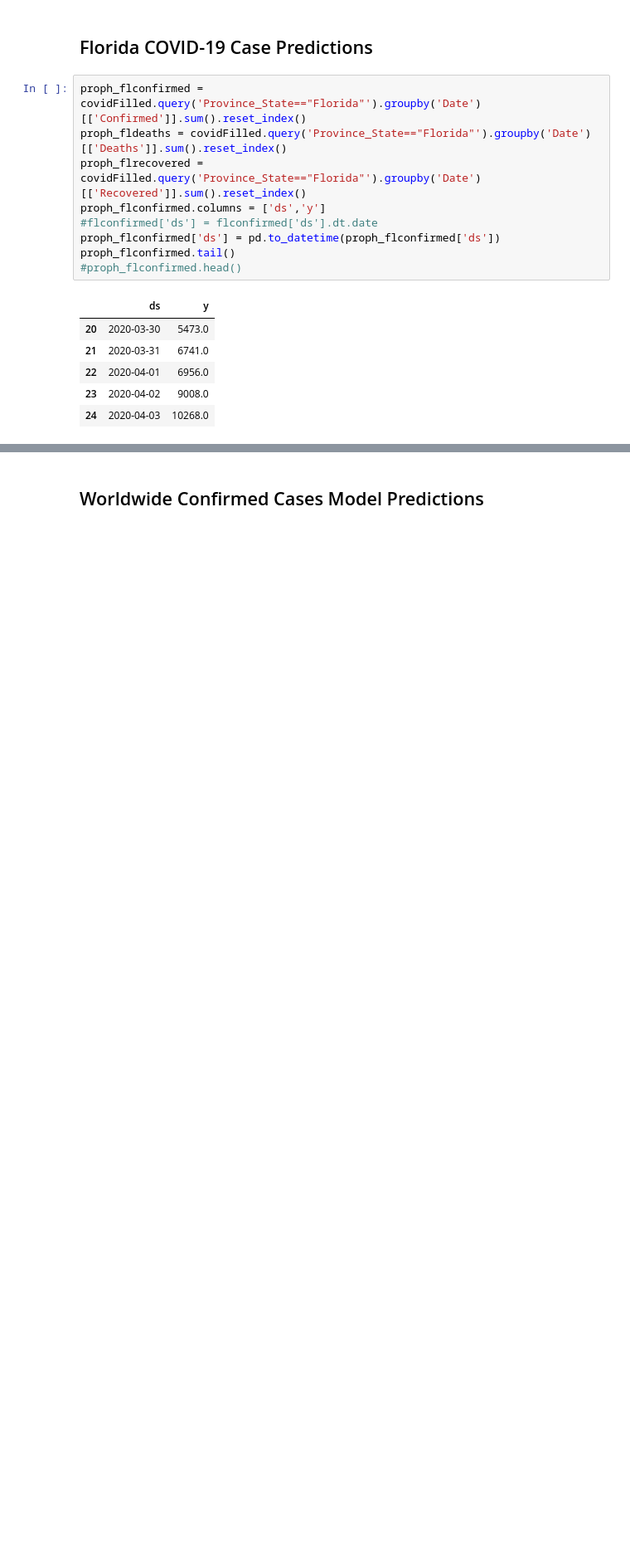
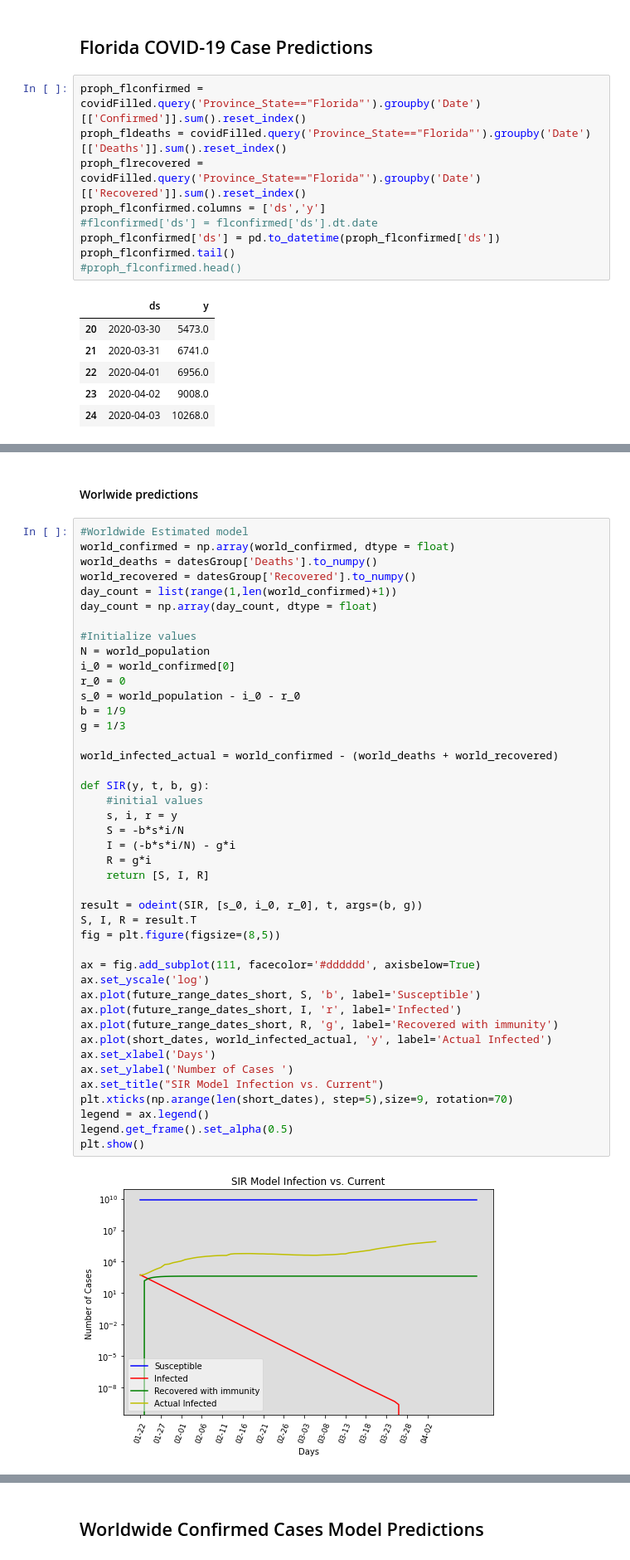
Before and after one commit to UFDataScienceRDLM/CoronavirusPrediction, a Jupyter notebook: COVID-19 Prediction.ipynb, the cells around one changed output, grey strips where cells are left out. Shown: that part at 83% size. Drawn from its saved outputs; the diff is of its cells as text; blank space fills up the shorter version.

```diff
--- a/COVID-19 Prediction.ipynb
+++ b/COVID-19 Prediction.ipynb
@@ -1260,0 +1264,47 @@ fl_deaths_forecast_plot = fl_m.plot(fl_forecast)
+# %% [markdown]
+#### Worlwide predictions
+# %%
+#Worldwide Estimated model
+world_confirmed = np.array(world_confirmed, dtype = float)
+world_deaths = datesGroup['Deaths'].to_numpy()
+world_recovered = datesGroup['Recovered'].to_numpy()
+day_count = list(range(1,len(world_confirmed)+1))
+day_count = np.array(day_count, dtype = float)
+
+#Initialize values
+N = world_population
+i_0 = world_confirmed[0]
+r_0 = 0
+s_0 = world_population - i_0 - r_0
+b = 1/9
+g = 1/3
+
+world_infected_actual = world_confirmed - (world_deaths + world_recovered)
+
+def SIR(y, t, b, g):
+    #initial values
+    s, i, r = y
+    S = -b*s*i/N
+    I = (-b*s*i/N) - g*i
+    R = g*i
+    return [S, I, R]
+
+result = odeint(SIR, [s_0, i_0, r_0], t, args=(b, g))
+S, I, R = result.T
+fig = plt.figure(figsize=(8,5))
+
+ax = fig.add_subplot(111, facecolor='#dddddd', axisbelow=True)
+ax.set_yscale('log')
+ax.plot(future_range_dates_short, S, 'b', label='Susceptible')
+ax.plot(future_range_dates_short, I, 'r', label='Infected')
+ax.plot(future_range_dates_short, R, 'g', label='Recovered with immunity')
+ax.plot(short_dates, world_infected_actual, 'y', label='Actual Infected')
+ax.set_xlabel('Days')
+ax.set_ylabel('Number of Cases ')
+ax.set_title("SIR Model Infection vs. Current")
+plt.xticks(np.arange(len(short_dates), step=5),size=9, rotation=70)
+legend = ax.legend()
+legend.get_frame().set_alpha(0.5)
+plt.show()
+# %% [output]
+[figure, added]
```
Also changed, not shown: parts of 41 cells of this notebook.
